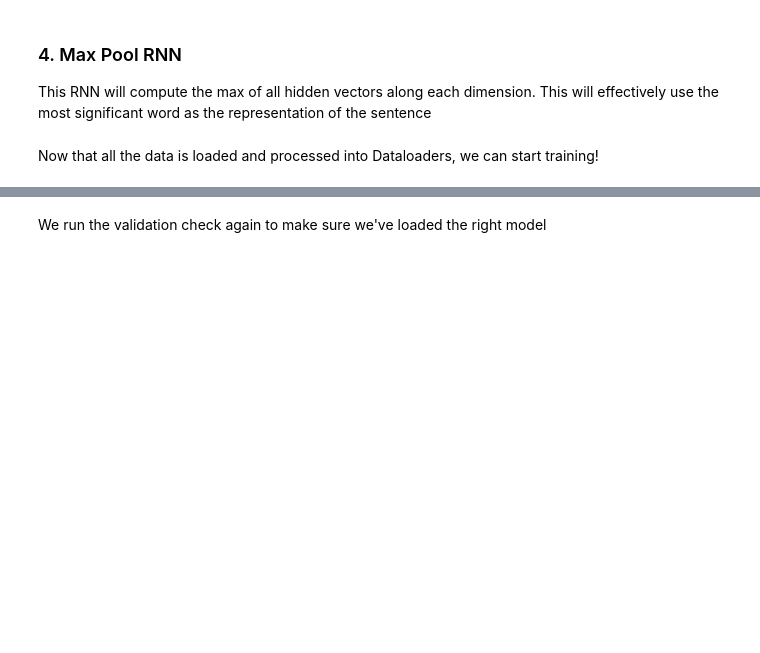
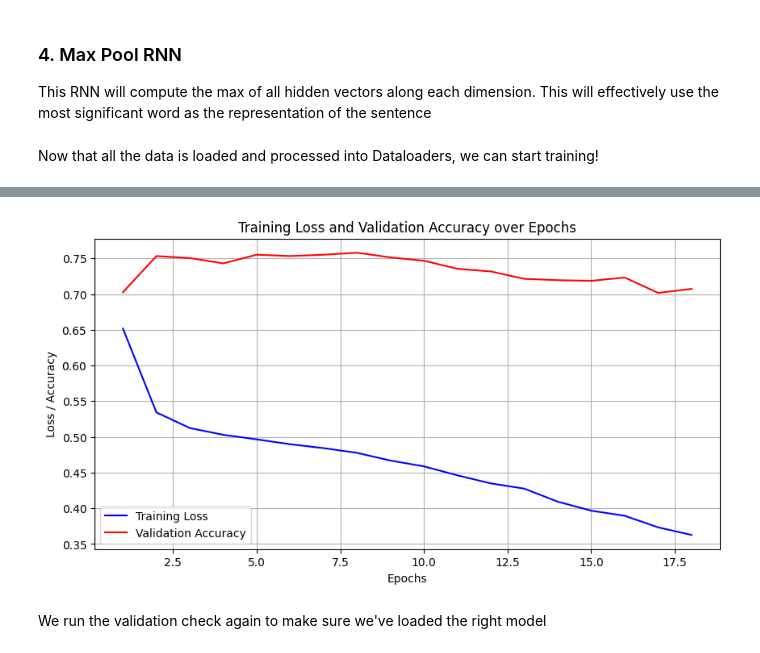
Before and after one commit to qkm2000/sc4002, a Jupyter notebook: Part_2.ipynb, the cells around one changed output, grey strips where cells are left out. Cells and saved outputs as stored; diff of their text form; code cells hidden in the pictures; blank space fills up the shorter version.

```diff
--- a/Part_2.ipynb
+++ b/Part_2.ipynb
@@ -325,7 +296,7 @@ model = RNNModel(
 # %% [markdown]
 Now that all the data is loaded and processed into Dataloaders, we can start training!
 # %%
-train(
+losses, accuracies = train(
     model=model,
     trn_dataloader=trn_dataloader,
     val_dataloader=val_dataloader,
@@ -371,3 +329,7 @@ train_and_plot(
+# %%
+plot_loss_accuracy(losses, accuracies)
+# %% [output]
+[figure, added]
 # %% [markdown]
 We run the validation check again to make sure we've loaded the right model
 # %%
```
Also changed, not shown: parts of 22 cells of this notebook, 1 other file.
